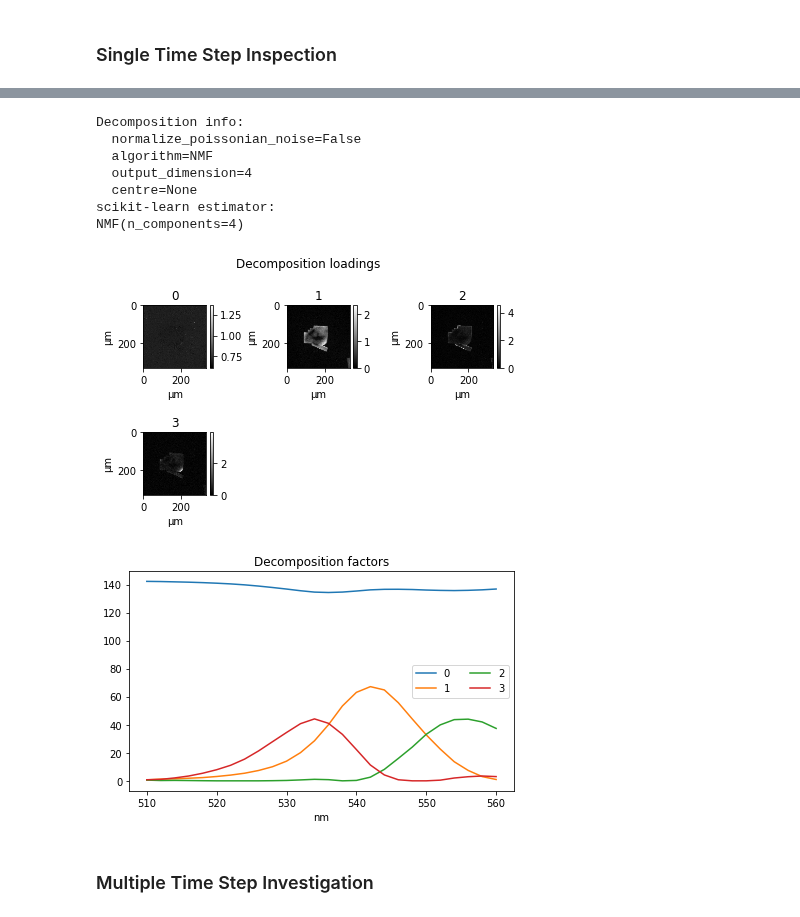
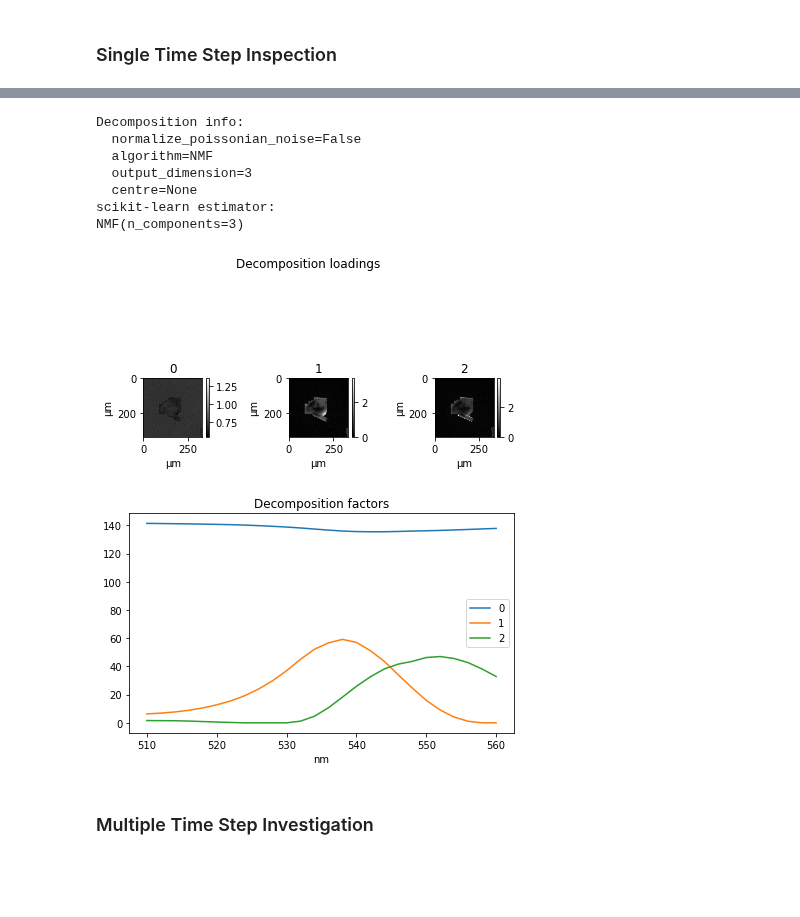
Before and after one commit to ESaundersNano/Mini-1-Multidimensional-analysis-of-perovskite-growth, a Jupyter notebook: hyperspectral_data_investigation.ipynb, the cells around one changed output, grey strips where cells are left out. Saved outputs shown, nothing was run; the diff lists cells and outputs as text; code cells hidden in the pictures; blank space fills up the shorter version.

```diff
--- a/hyperspectral_data_investigation.ipynb
+++ b/hyperspectral_data_investigation.ipynb
@@ -327,22 +348,22 @@ Decomposition info:
 # %%
-im_1d.decomposition(algorithm="NMF", output_dimension=4)
+im_1d.decomposition(algorithm="NMF", output_dimension=3)
 # %% [output]
 Decomposition info:
   normalize_poissonian_noise=False
   algorithm=NMF
-  output_dimension=4
+  output_dimension=3
   centre=None
 scikit-learn estimator:
-NMF(n_components=4)
+NMF(n_components=3)
 # %%
 %matplotlib inline
 # set the number of components to whatever looks sensible from the scree plot
-im_1d.plot_decomposition_loadings(comp_ids=4) # look at relevant sections of the image
-im_1d.plot_decomposition_factors(comp_ids=4) # look at corresponding spectra
+im_1d.plot_decomposition_loadings(comp_ids=3) # look at relevant sections of the image
+im_1d.plot_decomposition_factors(comp_ids=3) # look at corresponding spectra
 plt.show()
 # %% [output]
-[figure, old version]
+[figure, new version]
-[figure, old version]
+[figure, new version]
 # %% [markdown]
 ### Multiple Time Step Investigation
 # %%
```
Also changed, not shown: parts of 12 cells of this notebook, 1 other file.
